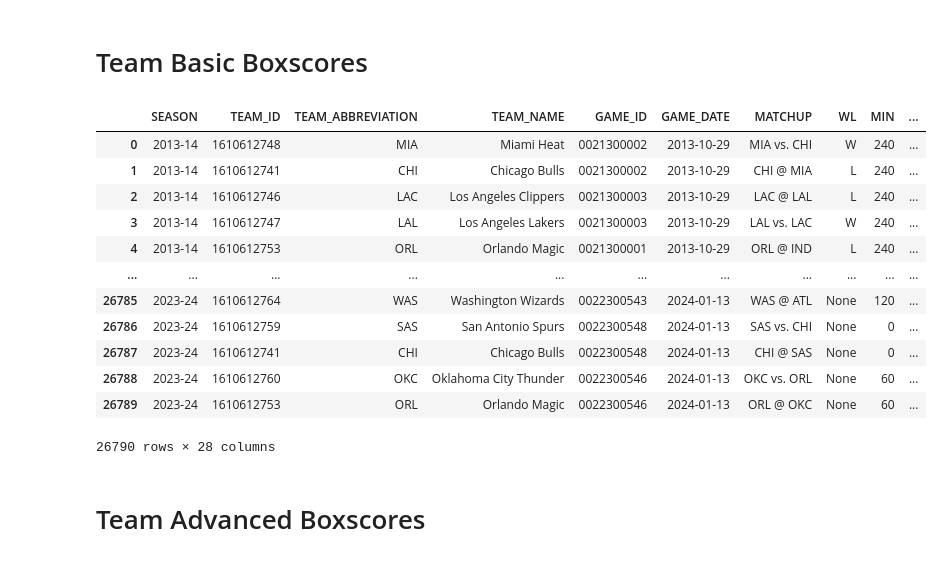
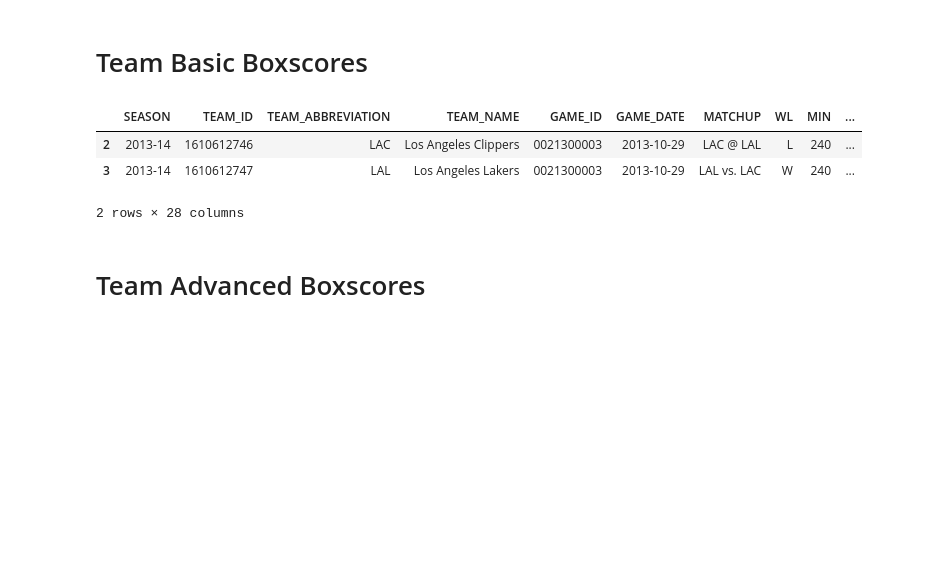
Before and after one commit to apensotti/NBA_Models, a Jupyter notebook: src/notebooks/data_collection.ipynb, the cells around one changed output. Cells and saved outputs as stored; diff of their text form; code cells hidden in the pictures; blank space fills up the shorter version.

```diff
--- a/src/notebooks/data_collection.ipynb
+++ b/src/notebooks/data_collection.ipynb
@@ -16,46 +16,37 @@ def create_connection(db_file):
     """
     conn = None
     try:
         conn = sqlite3.connect(db_file)
     except Error as e:
         print(e)
 
     return conn
 
 conn = create_connection("C:\\Users\\alexp\\src\\NBA_Models\\sqlite\\db\\nba_data.db")
 cur = conn.cursor()
 cur.execute("SELECT * FROM team_basic_boxscores")
 rows = cur.fetchall()
 
 db_list = []
 
 for row in rows:
     db_list.append(row)
 
 
 basic_boxscores_db = pd.DataFrame(data=db_list)
 
 basic_boxscores_db.columns = ['SEASON', 'TEAM_ID', 'TEAM_ABBREVIATION',
             'TEAM_NAME', 'GAME_ID', 'GAME_DATE', 'MATCHUP', 'WL', 'MIN', 'FGM', 'FGA',
             'FG_PCT', 'FG3M', 'FG3A', 'FG3_PCT', 'FTM', 'FTA', 'FT_PCT', 'OREB',
             'DREB', 'REB', 'AST', 'STL', 'BLK', 'TOV', 'PF', 'PTS',
             'PLUS_MINUS']
 
-display(basic_boxscores_db)
+display(basic_boxscores_db[basic_boxscores_db['GAME_ID'] == '0021300003'])
 # %% [output]
 |  | SEASON | TEAM_ID | TEAM_ABBREVIATION | TEAM_NAME | GAME_ID | GAME_DATE | MATCHUP | WL | MIN | ... |
-| 0 | 2013-14 | 1610612748 | MIA | Miami Heat | 0021300002 | 2013-10-29 | MIA vs. CHI | W | 240 | ... |
-| 1 | 2013-14 | 1610612741 | CHI | Chicago Bulls | 0021300002 | 2013-10-29 | CHI @ MIA | L | 240 | ... |
 | 2 | 2013-14 | 1610612746 | LAC | Los Angeles Clippers | 0021300003 | 2013-10-29 | LAC @ LAL | L | 240 | ... |
 | 3 | 2013-14 | 1610612747 | LAL | Los Angeles Lakers | 0021300003 | 2013-10-29 | LAL vs. LAC | W | 240 | ... |
-| 4 | 2013-14 | 1610612753 | ORL | Orlando Magic | 0021300001 | 2013-10-29 | ORL @ IND | L | 240 | ... |
-| ... | ... | ... | ... | ... | ... | ... | ... | ... | ... | ... |
-| 26785 | 2023-24 | 1610612764 | WAS | Washington Wizards | 0022300543 | 2024-01-13 | WAS @ ATL | None | 120 | ... |
-| 26786 | 2023-24 | 1610612759 | SAS | San Antonio Spurs | 0022300548 | 2024-01-13 | SAS vs. CHI | None | 0 | ... |
-| 26787 | 2023-24 | 1610612741 | CHI | Chicago Bulls | 0022300548 | 2024-01-13 | CHI @ SAS | None | 0 | ... |
-| 26788 | 2023-24 | 1610612760 | OKC | Oklahoma City Thunder | 0022300546 | 2024-01-13 | OKC vs. ORL | None | 60 | ... |
-| 26789 | 2023-24 | 1610612753 | ORL | Orlando Magic | 0022300546 | 2024-01-13 | ORL @ OKC | None | 60 | ... |
-26790 rows × 28 columns
+2 rows × 28 columns
 # %% [markdown]
 # Team Advanced Boxscores
 # %%
```
Also changed, not shown: parts of 5 cells of this notebook, 3 other files.
